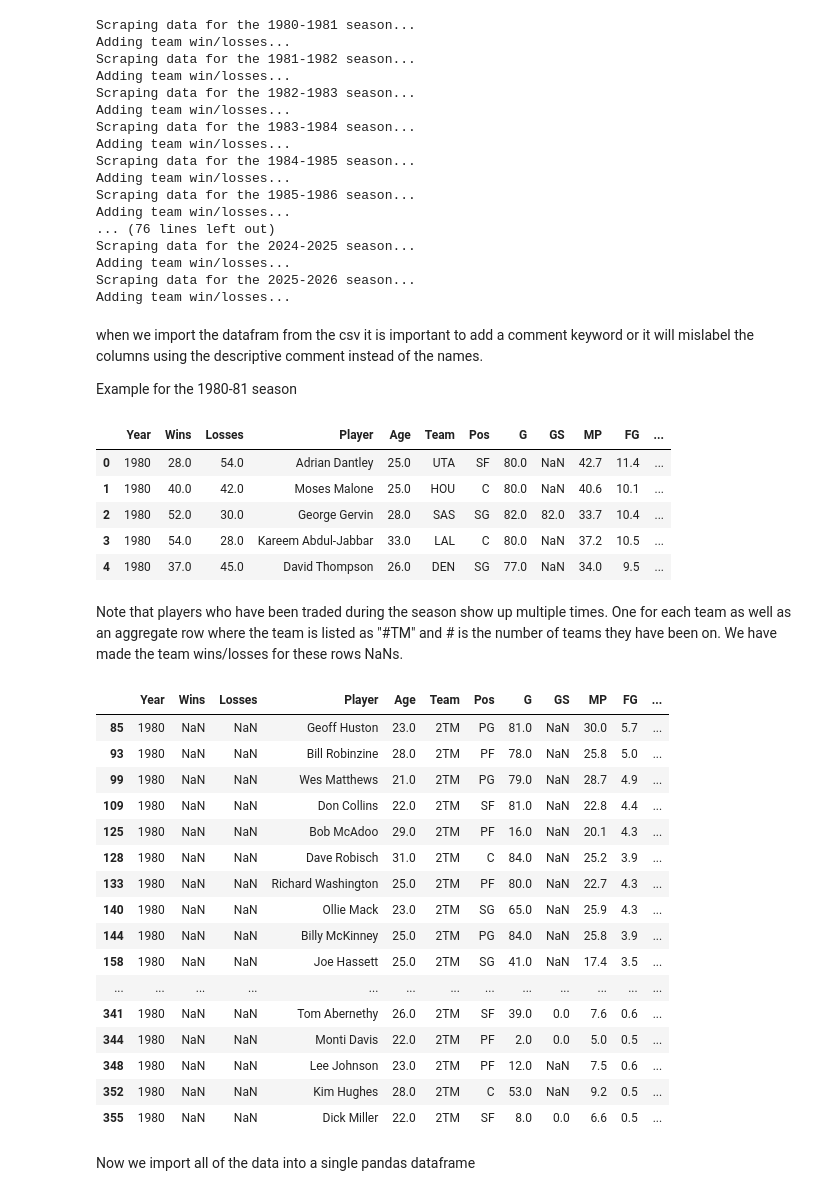
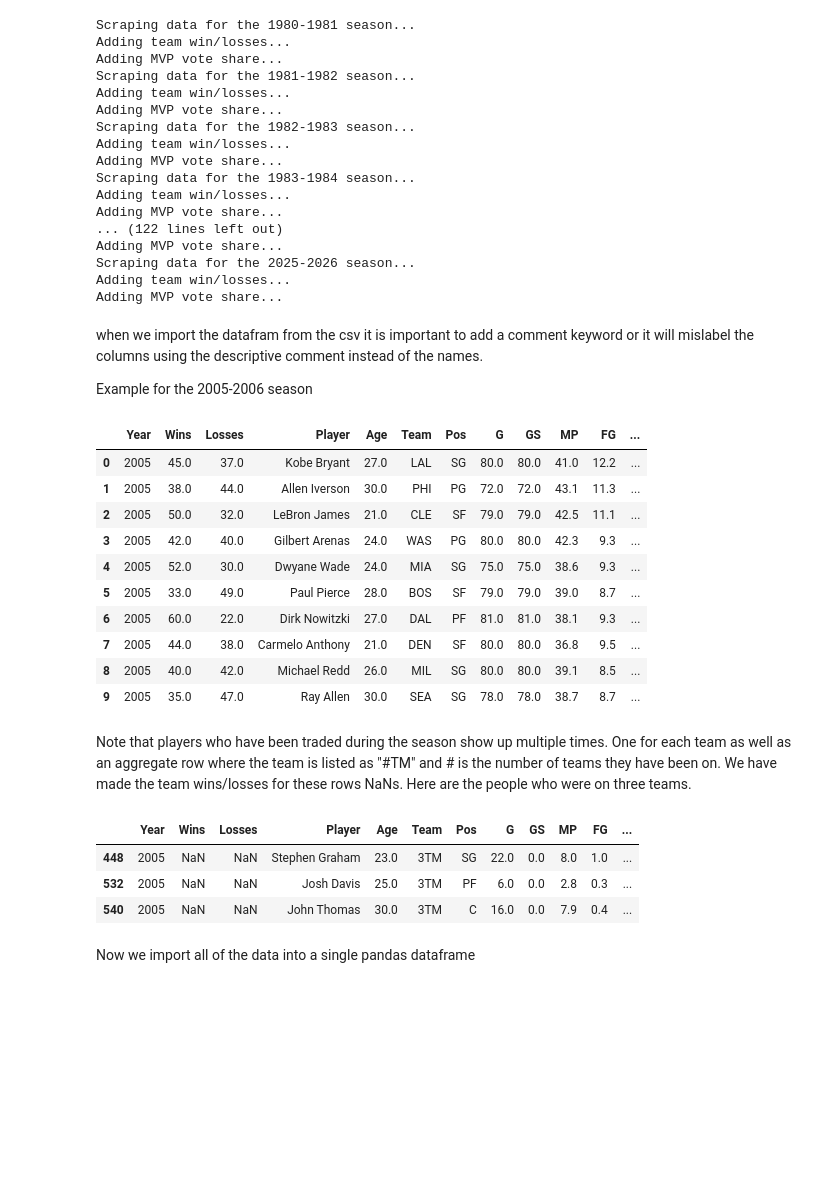
Before and after one commit to Erdos-Projects/fall-2026-nba-mvp-prediction, a Jupyter notebook: data_collection/player_data_collection.ipynb, the cells around one changed output. Drawn from its saved outputs; the diff is of its cells as text; code cells hidden in the pictures; blank space fills up the shorter version.

Commit message:
added an mvp vote share column to the player data csv's, created a function for importing a range of years into a dataframe, and cleaned some stuff up in the .gitignore

```diff
--- a/data_collection/player_data_collection.ipynb
+++ b/data_collection/player_data_collection.ipynb
@@ -28,24 +30,24 @@ Basketball reference enforces a 1 day block if you are caught accessing the site
 # %%
-scrape_per_game_tables(START_YEAR,END_YEAR)
+utils.scrape_per_game_tables(START_YEAR,END_YEAR)
 # %% [output]
 Scraping data for the 1980-1981 season...
 Adding team win/losses...
+Adding MVP vote share...
 Scraping data for the 1981-1982 season...
 Adding team win/losses...
+Adding MVP vote share...
 Scraping data for the 1982-1983 season...
 Adding team win/losses...
+Adding MVP vote share...
 Scraping data for the 1983-1984 season...
 Adding team win/losses...
-Scraping data for the 1984-1985 season...
-Adding team win/losses...
-Scraping data for the 1985-1986 season...
-Adding team win/losses...
-... (76 lines left out)
-Scraping data for the 2024-2025 season...
-Adding team win/losses...
+Adding MVP vote share...
+... (122 lines left out)
+Adding MVP vote share...
 Scraping data for the 2025-2026 season...
 Adding team win/losses...
+Adding MVP vote share...
 # %% [markdown]
 when we import the datafram from the csv it is important to add a comment keyword or it will mislabel the columns using the descriptive comment instead of the names.
 
-Example for the 1980-81 season
+Example for the 2005-2006 season
@@ -54,33 +54,28 @@ df = pd.read_csv(str(ROOT)+'/data/1980-1981_season/per_game_stats_1980-1981.csv'
+# %%
+season = '2005-2006'
+df = pd.read_csv(str(ROOT)+f'/data/{season}_season/per_game_stats_{season}.csv',encoding='utf-8',comment='#')
 # %%
-df.head()
+df.head(10)
 # %% [output]
 |  | Year | Wins | Losses | Player | Age | Team | Pos | G | GS | MP | FG | ... |
-| 0 | 1980 | 28.0 | 54.0 | Adrian Dantley | 25.0 | UTA | SF | 80.0 | NaN | 42.7 | 11.4 | ... |
-| 1 | 1980 | 40.0 | 42.0 | Moses Malone | 25.0 | HOU | C | 80.0 | NaN | 40.6 | 10.1 | ... |
-| 2 | 1980 | 52.0 | 30.0 | George Gervin | 28.0 | SAS | SG | 82.0 | 82.0 | 33.7 | 10.4 | ... |
-| 3 | 1980 | 54.0 | 28.0 | Kareem Abdul-Jabbar | 33.0 | LAL | C | 80.0 | NaN | 37.2 | 10.5 | ... |
-| 4 | 1980 | 37.0 | 45.0 | David Thompson | 26.0 | DEN | SG | 77.0 | NaN | 34.0 | 9.5 | ... |
+| 0 | 2005 | 45.0 | 37.0 | Kobe Bryant | 27.0 | LAL | SG | 80.0 | 80.0 | 41.0 | 12.2 | ... |
+| 1 | 2005 | 38.0 | 44.0 | Allen Iverson | 30.0 | PHI | PG | 72.0 | 72.0 | 43.1 | 11.3 | ... |
+| 2 | 2005 | 50.0 | 32.0 | LeBron James | 21.0 | CLE | SF | 79.0 | 79.0 | 42.5 | 11.1 | ... |
+| 3 | 2005 | 42.0 | 40.0 | Gilbert Arenas | 24.0 | WAS | PG | 80.0 | 80.0 | 42.3 | 9.3 | ... |
+| 4 | 2005 | 52.0 | 30.0 | Dwyane Wade | 24.0 | MIA | SG | 75.0 | 75.0 | 38.6 | 9.3 | ... |
+| 5 | 2005 | 33.0 | 49.0 | Paul Pierce | 28.0 | BOS | SF | 79.0 | 79.0 | 39.0 | 8.7 | ... |
+| 6 | 2005 | 60.0 | 22.0 | Dirk Nowitzki | 27.0 | DAL | PF | 81.0 | 81.0 | 38.1 | 9.3 | ... |
+| 7 | 2005 | 44.0 | 38.0 | Carmelo Anthony | 21.0 | DEN | SF | 80.0 | 80.0 | 36.8 | 9.5 | ... |
+| 8 | 2005 | 40.0 | 42.0 | Michael Redd | 26.0 | MIL | SG | 80.0 | 80.0 | 39.1 | 8.5 | ... |
+| 9 | 2005 | 35.0 | 47.0 | Ray Allen | 30.0 | SEA | SG | 78.0 | 78.0 | 38.7 | 8.7 | ... |
 # %% [markdown]
-Note that players who have been traded during the season show up multiple times.  One for each team as well as an aggregate row where the team is listed as "#TM" and # is the number of teams they have been on. We have made the team wins/losses for these rows NaNs.
+Note that players who have been traded during the season show up multiple times.  One for each team as well as an aggregate row where the team is listed as "#TM" and # is the number of teams they have been on. We have made the team wins/losses for these rows NaNs.  Here are the people who were on three teams.
 # %%
-df.loc[df['Team']=='2TM']
+df.loc[df['Team']=='3TM']
 # %% [output]
 |  | Year | Wins | Losses | Player | Age | Team | Pos | G | GS | MP | FG | ... |
-| 85 | 1980 | NaN | NaN | Geoff Huston | 23.0 | 2TM | PG | 81.0 | NaN | 30.0 | 5.7 | ... |
-| 93 | 1980 | NaN | NaN | Bill Robinzine | 28.0 | 2TM | PF | 78.0 | NaN | 25.8 | 5.0 | ... |
-| 99 | 1980 | NaN | NaN | Wes Matthews | 21.0 | 2TM | PG | 79.0 | NaN | 28.7 | 4.9 | ... |
-| 109 | 1980 | NaN | NaN | Don Collins | 22.0 | 2TM | SF | 81.0 | NaN | 22.8 | 4.4 | ... |
-| 125 | 1980 | NaN | NaN | Bob McAdoo | 29.0 | 2TM | PF | 16.0 | NaN | 20.1 | 4.3 | ... |
-| 128 | 1980 | NaN | NaN | Dave Robisch | 31.0 | 2TM | C | 84.0 | NaN | 25.2 | 3.9 | ... |
-| 133 | 1980 | NaN | NaN | Richard Washington | 25.0 | 2TM | PF | 80.0 | NaN | 22.7 | 4.3 | ... |
-| 140 | 1980 | NaN | NaN | Ollie Mack | 23.0 | 2TM | SG | 65.0 | NaN | 25.9 | 4.3 | ... |
-| 144 | 1980 | NaN | NaN | Billy McKinney | 25.0 | 2TM | PG | 84.0 | NaN | 25.8 | 3.9 | ... |
-| 158 | 1980 | NaN | NaN | Joe Hassett | 25.0 | 2TM | SG | 41.0 | NaN | 17.4 | 3.5 | ... |
-| ... | ... | ... | ... | ... | ... | ... | ... | ... | ... | ... | ... | ... |
-| 341 | 1980 | NaN | NaN | Tom Abernethy | 26.0 | 2TM | SF | 39.0 | 0.0 | 7.6 | 0.6 | ... |
-| 344 | 1980 | NaN | NaN | Monti Davis | 22.0 | 2TM | PF | 2.0 | 0.0 | 5.0 | 0.5 | ... |
-| 348 | 1980 | NaN | NaN | Lee Johnson | 23.0 | 2TM | PF | 12.0 | NaN | 7.5 | 0.6 | ... |
-| 352 | 1980 | NaN | NaN | Kim Hughes | 28.0 | 2TM | C | 53.0 | NaN | 9.2 | 0.5 | ... |
-| 355 | 1980 | NaN | NaN | Dick Miller | 22.0 | 2TM | SF | 8.0 | 0.0 | 6.6 | 0.5 | ... |
+| 448 | 2005 | NaN | NaN | Stephen Graham | 23.0 | 3TM | SG | 22.0 | 0.0 | 8.0 | 1.0 | ... |
+| 532 | 2005 | NaN | NaN | Josh Davis | 25.0 | 3TM | PF | 6.0 | 0.0 | 2.8 | 0.3 | ... |
+| 540 | 2005 | NaN | NaN | John Thomas | 30.0 | 3TM | C | 16.0 | 0.0 | 7.9 | 0.4 | ... |
 # %% [markdown]
 Now we import all of the data into a single pandas dataframe
```
Also changed, not shown: parts of 6 cells of this notebook, 2 other files.
